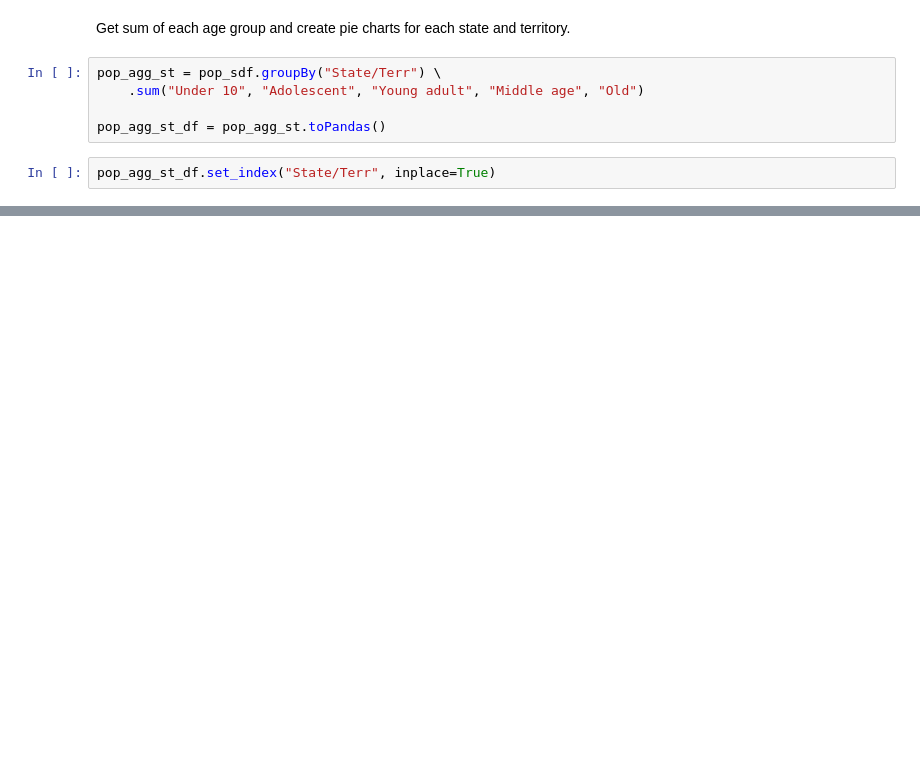
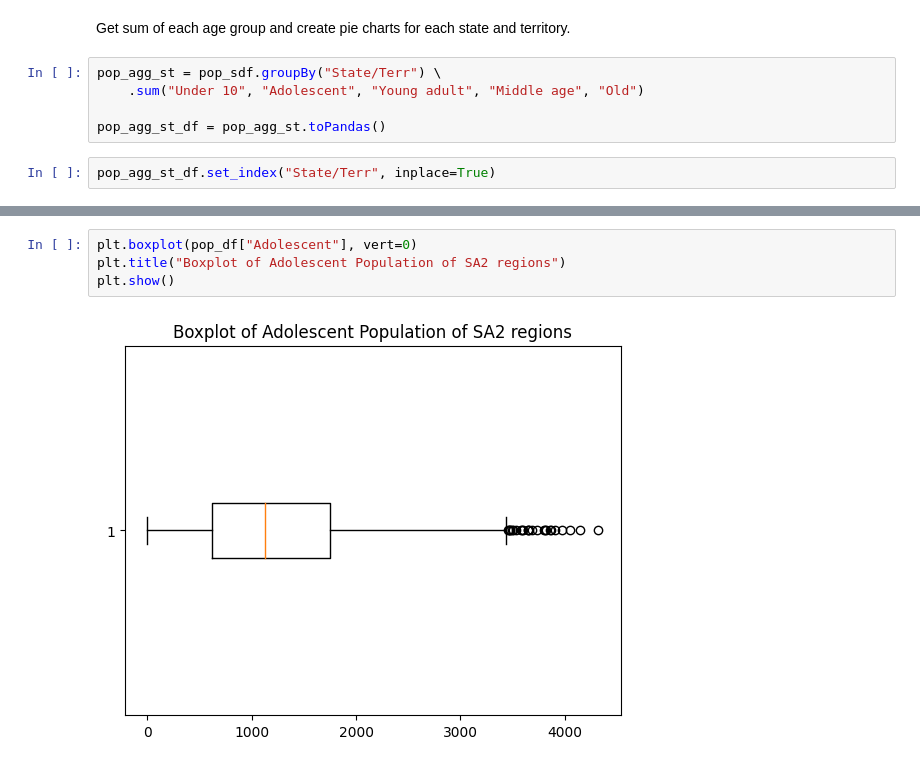
Before and after one commit to MAST30034-Applied-Data-Science/generic-buy-now-pay-later-project-group-35, a Jupyter notebook: notebooks/2.4-analysis_population.ipynb, the cells around one changed output, grey strips where cells are left out. Drawn from its saved outputs; the diff is of its cells as text; blank space fills up the shorter version.

```diff
--- a/notebooks/2.4-analysis_population.ipynb
+++ b/notebooks/2.4-analysis_population.ipynb
@@ -85,0 +204,6 @@ It is evident that the distribution of the age groups for the states and territo
+# %%
+plt.boxplot(pop_df["Adolescent"], vert=0)
+plt.title("Boxplot of Adolescent Population of SA2 regions")
+plt.show()
+# %% [output]
+[figure, added]
```
Also changed, not shown: parts of 28 cells of this notebook.
